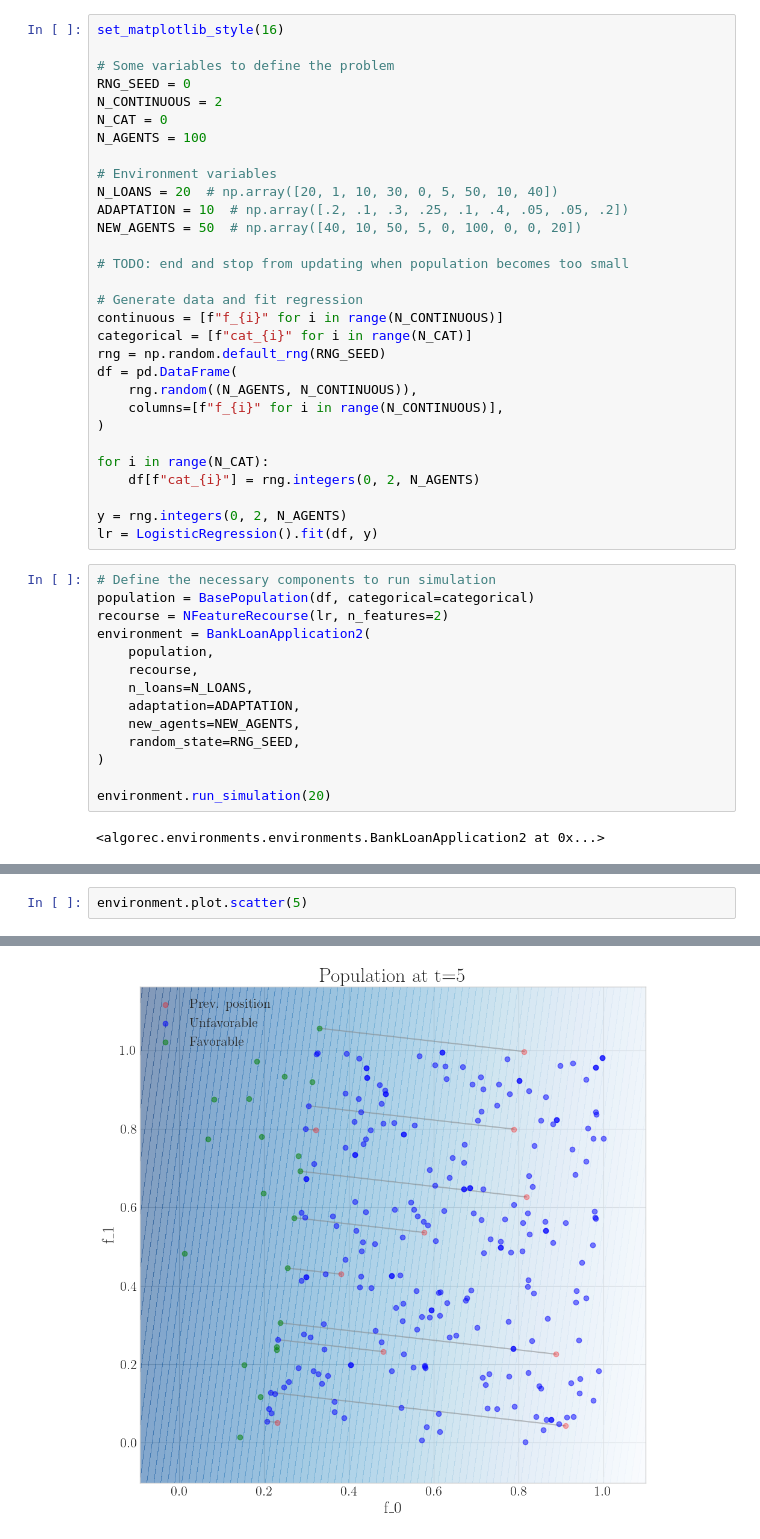
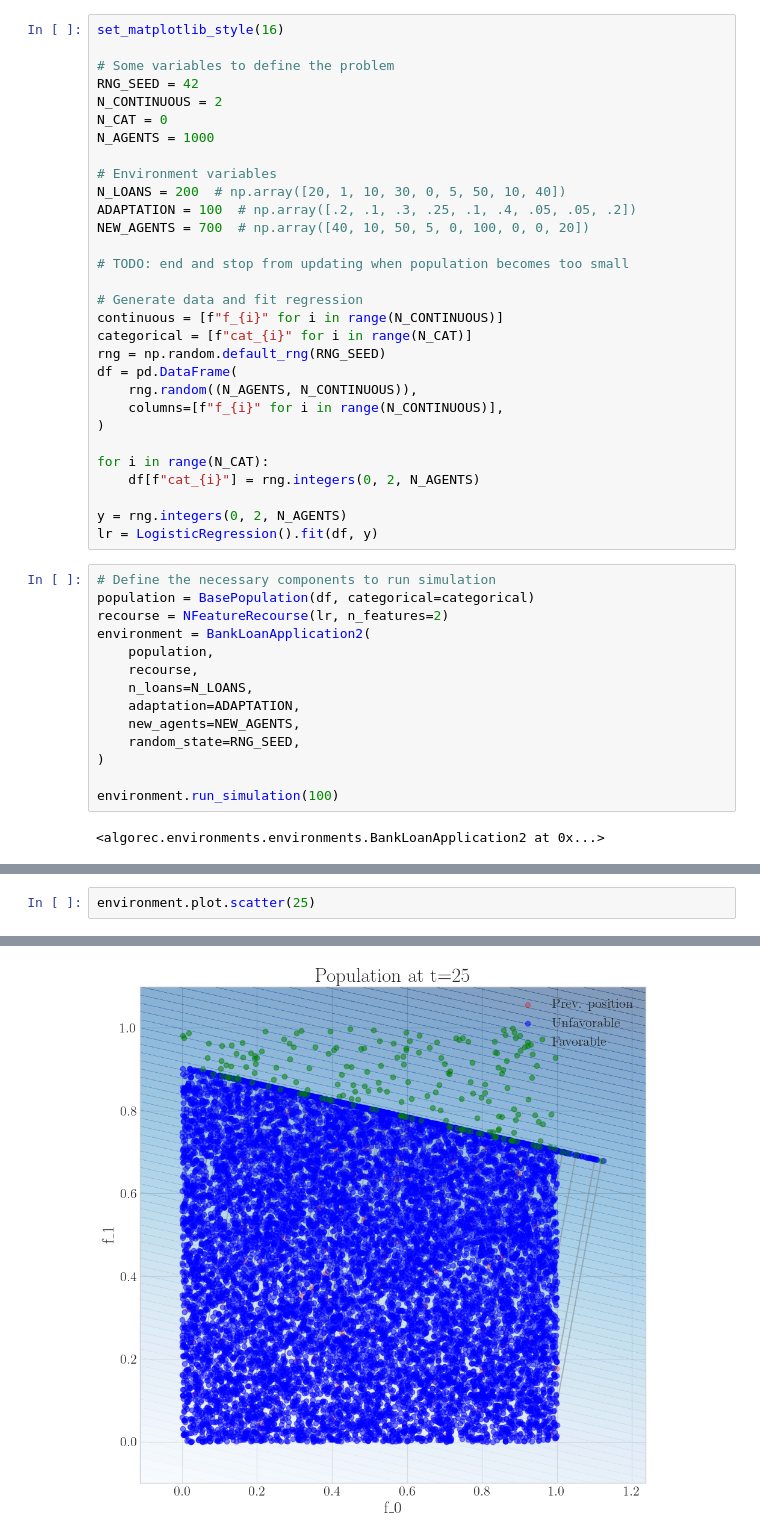
Before and after one commit to joaopfonseca/recourse-over-time, a Jupyter notebook: notebooks/1.1-bank-loan-env2.ipynb, the cells around one changed output, grey strips where cells are left out. Saved outputs shown, nothing was run; the diff lists cells and outputs as text.

Commit message:
Continue analysing environment definitions

```diff
--- a/notebooks/1.1-bank-loan-env2.ipynb
+++ b/notebooks/1.1-bank-loan-env2.ipynb
@@ -15,15 +15,15 @@ from algorec.environments import BankLoanApplication2
 set_matplotlib_style(16)
 
 # Some variables to define the problem
-RNG_SEED = 0
+RNG_SEED = 42
 N_CONTINUOUS = 2
 N_CAT = 0
-N_AGENTS = 100
+N_AGENTS = 1000
 
 # Environment variables
-N_LOANS = 20  # np.array([20, 1, 10, 30, 0, 5, 50, 10, 40])
-ADAPTATION = 10  # np.array([.2, .1, .3, .25, .1, .4, .05, .05, .2])
-NEW_AGENTS = 50  # np.array([40, 10, 50, 5, 0, 100, 0, 0, 20])
+N_LOANS = 200  # np.array([20, 1, 10, 30, 0, 5, 50, 10, 40])
+ADAPTATION = 100  # np.array([.2, .1, .3, .25, .1, .4, .05, .05, .2])
+NEW_AGENTS = 700  # np.array([40, 10, 50, 5, 0, 100, 0, 0, 20])
 
 # TODO: end and stop from updating when population becomes too small
 
@@ -54,7 +54,7 @@ environment = BankLoanApplication2(
     random_state=RNG_SEED,
 )
 
-environment.run_simulation(20)
+environment.run_simulation(100)
 # %% [output]
 <algorec.environments.environments.BankLoanApplication2 at 0x...>
 # %%
@@ -66,4 +66,4 @@ environment.plot.agent_scores()
 # %%
-environment.plot.scatter(5)
+environment.plot.scatter(25)
 # %% [output]
 (<Figure size 1000x1000 with 1 Axes>,
@@ -71,4 +71,4 @@ environment.plot.scatter(5)
-[figure, old version]
+[figure, new version]
 # %%
 environment.plot.scores_histogram(0)
 # %% [output]
```
Also changed, not shown: parts of 12 cells of this notebook, 1 other file.
